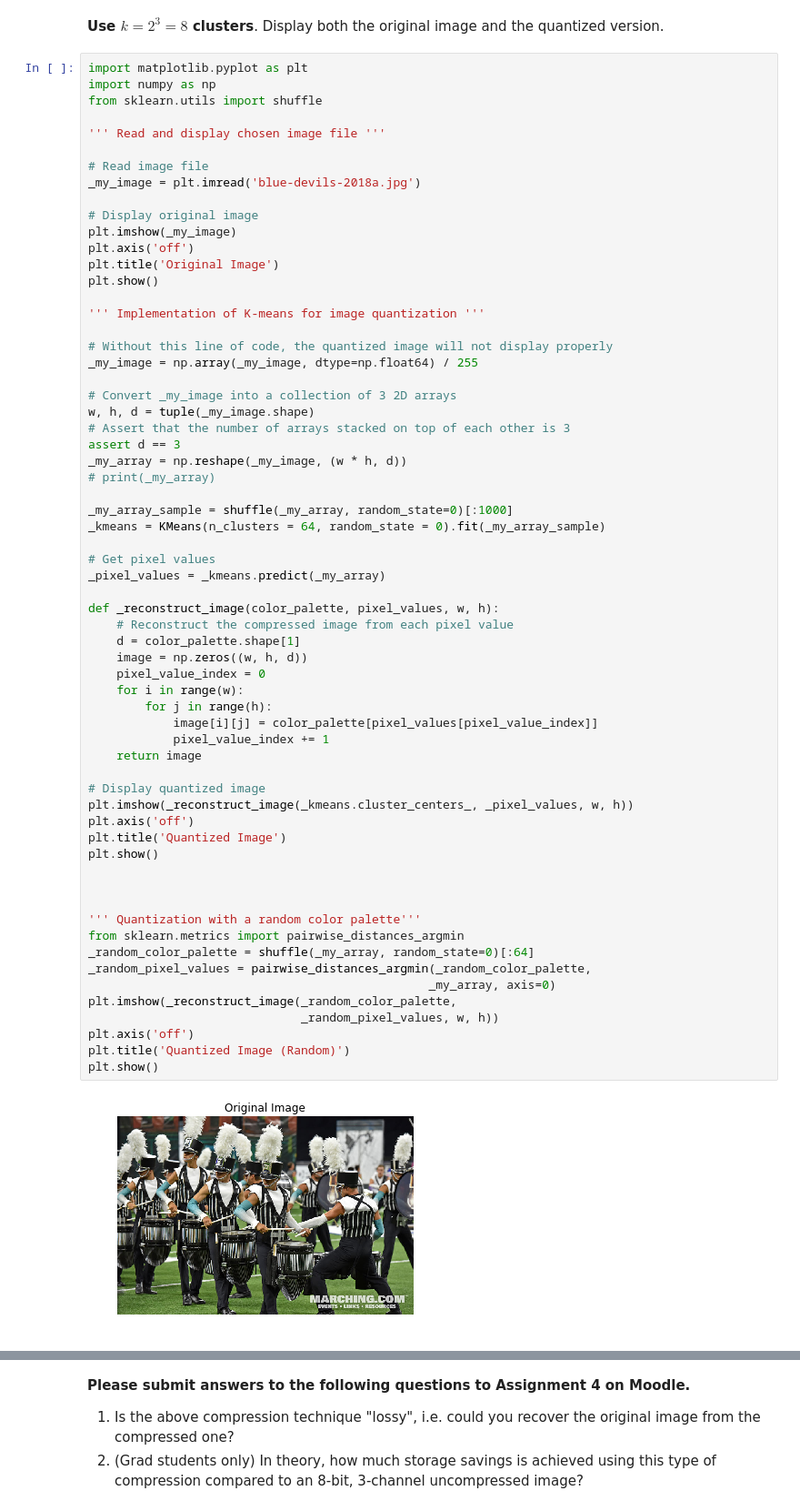
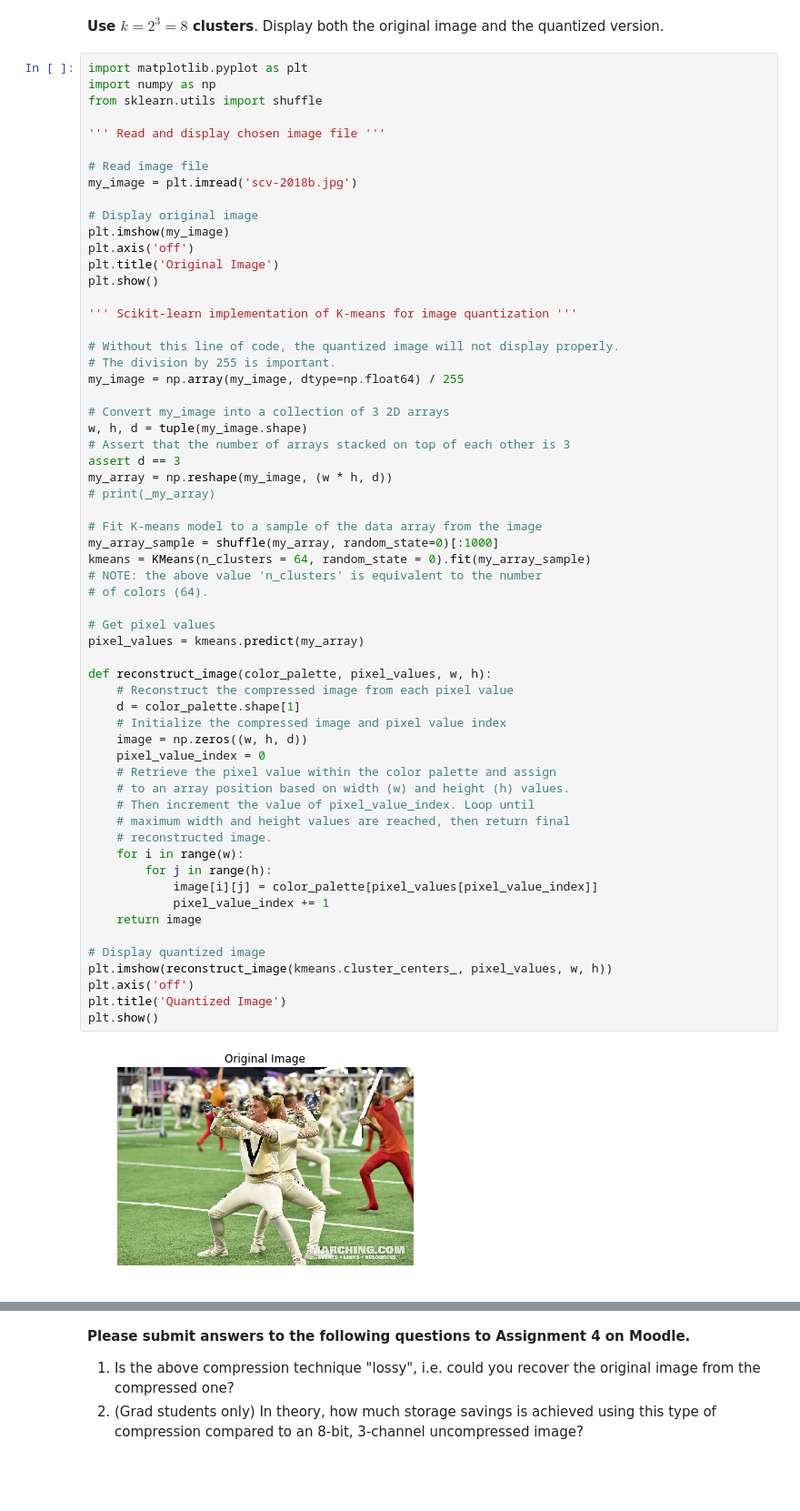
Before and after one commit to UMT-CS447-547-Fall-2018/Homework_4, a Jupyter notebook: Homework_4.ipynb, the cells around one changed output, grey strips where cells are left out. Shown: that part at 91% size. Drawn from its saved outputs; the diff is of its cells as text; blank space fills up the shorter version.

```diff
--- a/Homework_4.ipynb
+++ b/Homework_4.ipynb
@@ -19,60 +19,57 @@ from sklearn.utils import shuffle
 ''' Read and display chosen image file '''
 
 # Read image file
-_my_image = plt.imread('blue-devils-2018a.jpg')
+my_image = plt.imread('scv-2018b.jpg')
 
 # Display original image
-plt.imshow(_my_image)
+plt.imshow(my_image)
 plt.axis('off')
 plt.title('Original Image')
 plt.show()
 
-''' Implementation of K-means for image quantization '''
+''' Scikit-learn implementation of K-means for image quantization '''
 
-# Without this line of code, the quantized image will not display properly
-_my_image = np.array(_my_image, dtype=np.float64) / 255
+# Without this line of code, the quantized image will not display properly.
+# The division by 255 is important.
+my_image = np.array(my_image, dtype=np.float64) / 255
 
-# Convert _my_image into a collection of 3 2D arrays
-w, h, d = tuple(_my_image.shape)
+# Convert my_image into a collection of 3 2D arrays
+w, h, d = tuple(my_image.shape)
 # Assert that the number of arrays stacked on top of each other is 3
 assert d == 3
-_my_array = np.reshape(_my_image, (w * h, d))
+my_array = np.reshape(my_image, (w * h, d))
 # print(_my_array)
 
-_my_array_sample = shuffle(_my_array, random_state=0)[:1000]
-_kmeans = KMeans(n_clusters = 64, random_state = 0).fit(_my_array_sample)
+# Fit K-means model to a sample of the data array from the image
+my_array_sample = shuffle(my_array, random_state=0)[:1000]
+kmeans = KMeans(n_clusters = 64, random_state = 0).fit(my_array_sample)
+# NOTE: the above value 'n_clusters' is equivalent to the number
+# of colors (64).
 
 # Get pixel values
-_pixel_values = _kmeans.predict(_my_array)
+pixel_values = kmeans.predict(my_array)
 
-def _reconstruct_image(color_palette, pixel_values, w, h):
+def reconstruct_image(color_palette, pixel_values, w, h):
     # Reconstruct the compressed image from each pixel value
     d = color_palette.shape[1]
+    # Initialize the compressed image and pixel value index
     image = np.zeros((w, h, d))
     pixel_value_index = 0
+    # Retrieve the pixel value within the color palette and assign
+    # to an array position based on width (w) and height (h) values.
+    # Then increment the value of pixel_value_index. Loop until
+    # maximum width and height values are reached, then return final
+    # reconstructed image.
     for i in range(w):
         for j in range(h):
             image[i][j] = color_palette[pixel_values[pixel_value_index]]
             pixel_value_index += 1
     return image
 
 # Display quantized image
-plt.imshow(_reconstruct_image(_kmeans.cluster_centers_, _pixel_values, w, h))
+plt.imshow(reconstruct_image(kmeans.cluster_centers_, pixel_values, w, h))
 plt.axis('off')
 plt.title('Quantized Image')
 plt.show()
-
-
-
-''' Quantization with a random color palette'''
-from sklearn.metrics import pairwise_distances_argmin
-_random_color_palette = shuffle(_my_array, random_state=0)[:64]
-_random_pixel_values = pairwise_distances_argmin(_random_color_palette,
-                                                _my_array, axis=0)
-plt.imshow(_reconstruct_image(_random_color_palette,
-                              _random_pixel_values, w, h))
-plt.axis('off')
-plt.title('Quantized Image (Random)')
-plt.show()
 # %% [output]
-[figure, old version]
+[figure, new version]
```
Also changed, not shown: parts of 3 cells of this notebook, 2 other files.
